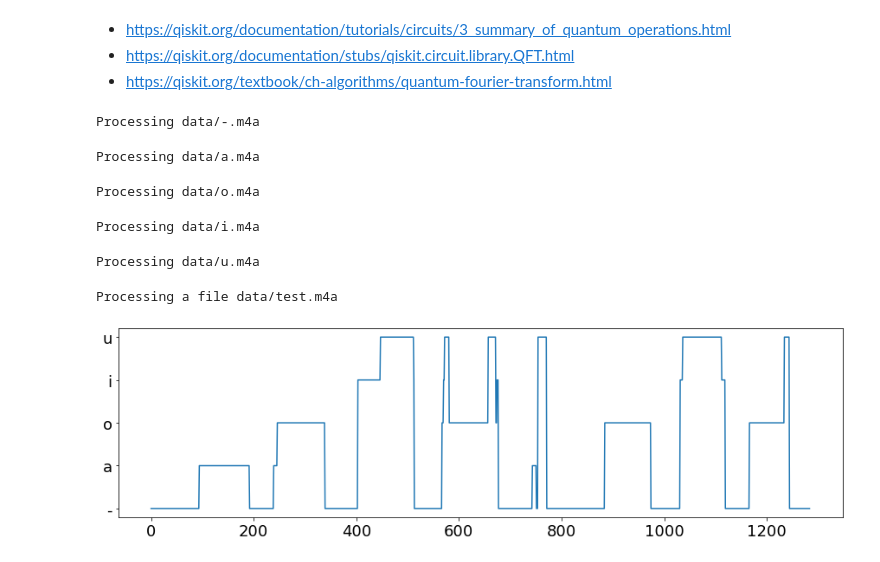
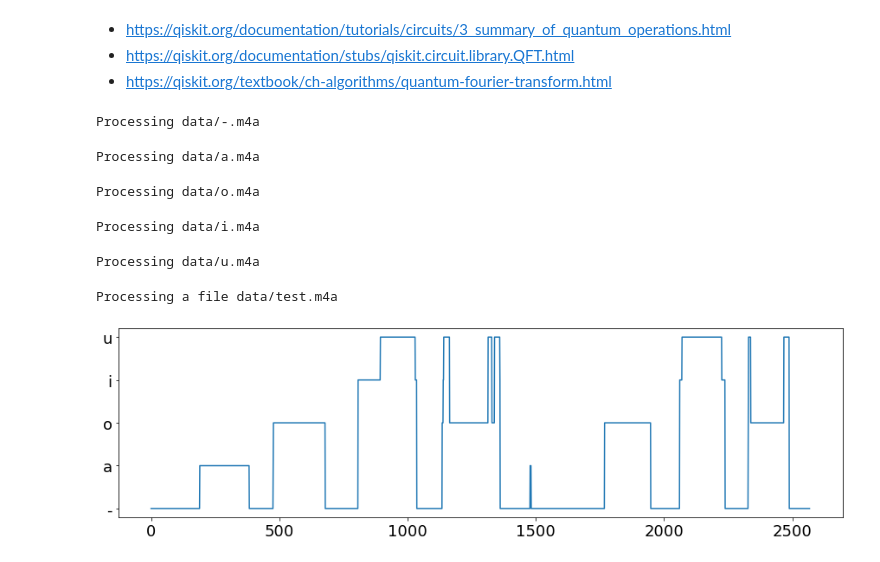
Before and after one commit to str-anger/applied, a Jupyter notebook: FT for classification.ipynb, the cells around one changed output. Saved outputs shown, nothing was run; the diff lists cells and outputs as text; code cells hidden in the pictures.

```diff
--- a/FT for classification.ipynb
+++ b/FT for classification.ipynb
@@ -98,7 +106,7 @@ Components: 32
 # %%
 from sklearn.neural_network import MLPClassifier
 
-clf = MLPClassifier(hidden_layer_sizes=(pca.n_components_,), activation='logistic', max_iter=1000)
+clf = MLPClassifier(hidden_layer_sizes=(pca.n_components_ // 2,), activation='logistic', max_iter=1000)
 
 trainX, testX = reduced_dataset[::2], reduced_dataset[1::2]
 trainY, testY = target[::2], target[1::2]
@@ -289,11 +298,13 @@ plot_bloch_multivector(statevector)
 # %% [markdown]
 Вероятности получения состояния - это квадраты ампилтуд разложения. Поэтому чтобы получить аналогичные результаты, извлечём корень.
 # %%
+from scipy.fft import fft
+
 result = sv_sim.run(qobj).result()
 counts = result.get_counts()
 
 
-data = [0] * 1024
+data = [0] * (2 ** nqbits)
 for key in counts:
     data[int(key, 2)] = (counts[key]) ** .5
 
@@ -303,7 +314,7 @@ plt.legend()
 plt.show()
 
 plt.figure(figsize=(15, 3))
-plt.plot(abs(fft(before_start) / (1024 ** .5)), label="fft")
+plt.plot(abs(fft(before_start) / ((2 ** nqbits) ** .5)), label="fft")
 plt.legend()
 plt.show()
 
@@ -323,10 +334,10 @@ for k, v in Counter(counts).most_common(5):
 # %%
 qc.measure_all()
 
-shots = 4096
+shots = 4096 * 8
 job = execute(qc,Aer.get_backend('qasm_simulator'), shots=shots)
 counts = job.result().get_counts(qc)
-data = [0] * 1024
+data = [0] * (2 ** nqbits)
 for key in counts:
     for kkey in key.split():
         data[int(kkey, 2)] = (counts[key] / shots) ** .5
@@ -347,21 +358,21 @@ Initialize is an Instruction and not a Gate since it contains a reset instructio
 # %%
 import math
 
-def qft(row):
+def qft(row, nqbits=10, shots=shots):
     # нормируем коэффициенты
     row = row.astype(np.float64)
     row = row  / sum(np.absolute(row) ** 2) ** .5
-    qc = QuantumCircuit(10)
+    qc = QuantumCircuit(nqbits)
     qc.initialize(row, qc.qubits)
-    qft_rotations(qc, 10)
-    swap_registers(qc, 10)
+    qft_rotations(qc, nqbits)
+    swap_registers(qc, nqbits)
     qc.measure_all()
-    job = execute(qc,Aer.get_backend('qasm_simulator'), shots=4096)
+    job = execute(qc,Aer.get_backend('qasm_simulator'), shots=shots)
     counts = job.result().get_counts(qc)
     data = np.zeros((len(row),))
     for key in counts:
         for kkey in key.split():
-            data[int(kkey, 2)] = (counts[key] / 4096) ** .5
+            data[int(kkey, 2)] = (counts[key] / shots) ** .5
     return data
 # %% [markdown]
 - https://qiskit.org/documentation/tutorials/circuits/3_summary_of_quantum_operations.html
@@ -383,8 +394,8 @@ plt.rcParams.update({'font.size': 18})
 sample_rate = 10240
 raw = {}
 letterset = '-aoiu'
-ms10 = int(sample_rate * .01)
-ms100 = int(sample_rate * .1)
+offset_len = int(sample_rate * .005)
+sample_len = int(sample_rate * .1)
 
 def fft_proxy(data):
     return qft(data)
@@ -394,9 +405,9 @@ def prepare():
     for i, letter in enumerate(letterset):
         sample, _ = librosa.load(f'data/{letter}.m4a', sr=sample_rate)
         print(f'Processing data/{letter}.m4a')
-        for offset in tqdm(range(0, sample.shape[0], ms10)):
-            row = sample[offset:offset + ms100]
-            if row.shape[0] < ms100: break
+        for offset in tqdm(range(0, sample.shape[0], offset_len)):
+            row = sample[offset:offset + sample_len]
+            if row.shape[0] < sample_len: break
             fft_row = abs(fft_proxy(row))
             dataset.append(fft_row)
             target.append(i)
@@ -406,7 +417,7 @@ def prepare():
 def train(dataset, target):
     pca = PCA(n_components=0.99)
     reduced_dataset = pca.fit_transform(dataset)
-    clf = MLPClassifier(hidden_layer_sizes=(pca.n_components_,), activation='logistic', max_iter=1000)
+    clf = MLPClassifier(hidden_layer_sizes=(pca.n_components_ // 2,), activation='logistic', max_iter=1000)
     clf.fit(reduced_dataset, target)
     return pca, clf
 
@@ -415,37 +426,37 @@ def predict(raw, pca, ann):
     f = fft_proxy(raw)
     p = pca.transform([f])
     a = ann.predict(p)
     return a[0]
 
 
 def process_file(filename, pca, ann):
     print("Processing a file", filename)
     result = []
     data, _ = librosa.load(filename, sr=sample_rate)
-    for offset in tqdm(range(0, data.shape[0], ms10)):
-        row = data[offset:offset + ms100]
-        if row.shape[0] < ms100: break
+    for offset in tqdm(range(0, data.shape[0], offset_len)):
+        row = data[offset:offset + sample_len]
+        if row.shape[0] < sample_len: break
         result.append(predict(row, pca, ann))
     return medfilt(result, kernel_size=[15])
 
 
 dataset, target = prepare()
 pca, ann = train(dataset, target)
 pred = process_file('data/test.m4a', pca, ann)
 
 
 plt.figure(figsize=(15, 4))
 plt.yticks(range(len(letterset)), letterset)
 plt.plot(pred)
 plt.show()
 # %% [output]
 Processing data/-.m4a
 Processing data/a.m4a
 Processing data/o.m4a
 Processing data/i.m4a
 Processing data/u.m4a
 Processing a file data/test.m4a
-[figure, old version]
+[figure, new version]
 # %%
 plt.figure(figsize=(15, 4))
 plt.yticks(range(len(letterset)), letterset)
```
Also changed, not shown: parts of 16 cells of this notebook.
